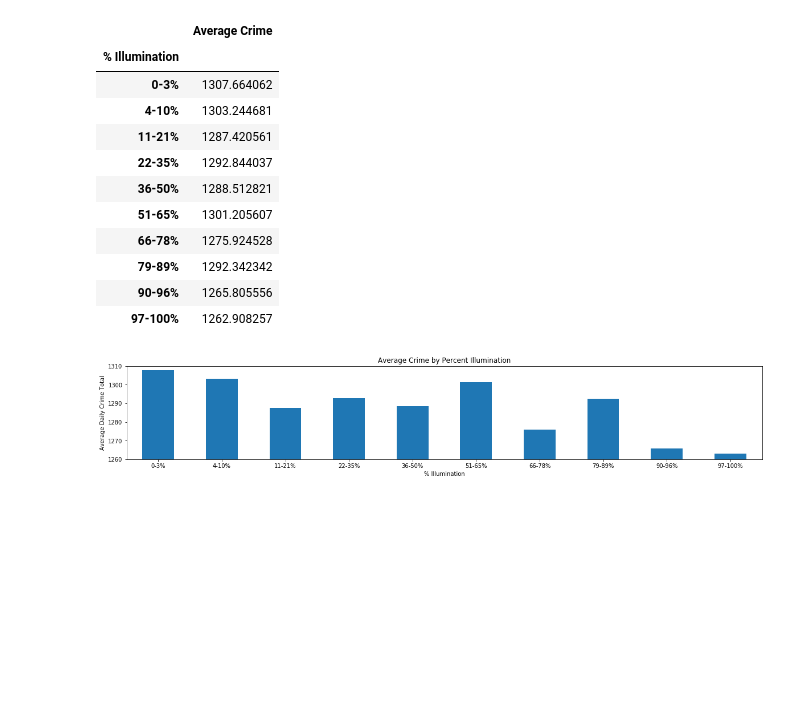
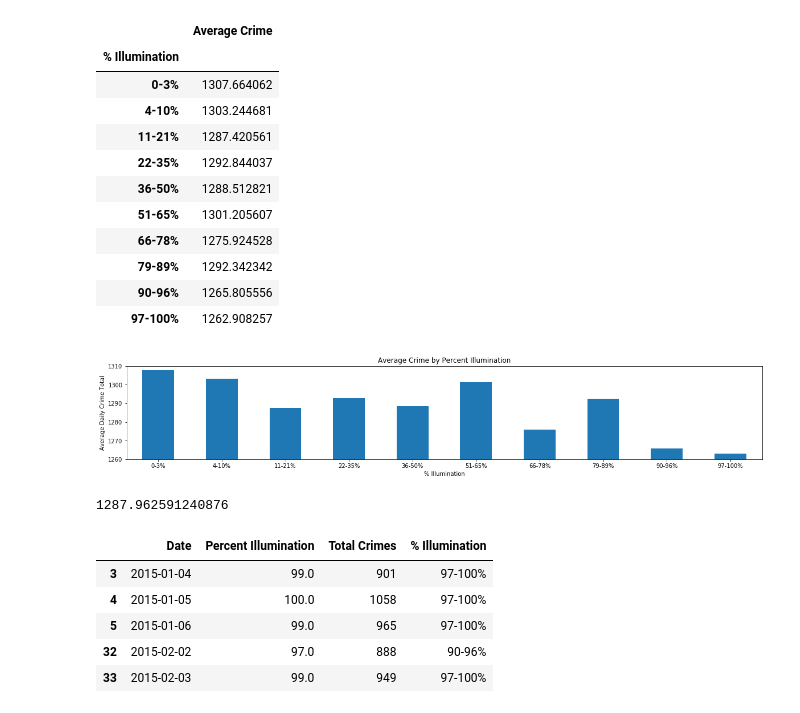
Before and after one commit to knwright/ProgressBar, a Jupyter notebook: JustinWorksheet.ipynb, the cells around one changed output. Cells and saved outputs as stored; diff of their text form; code cells hidden in the pictures; blank space fills up the shorter version.

```diff
--- a/JustinWorksheet.ipynb
+++ b/JustinWorksheet.ipynb
@@ -133,3 +135,24 @@ plt.savefig("nyc_avgcrime_percillum.png")
 plt.show()
 # %% [output]
 [figure]
+# %%
+# Calculate average crime
+nyc_avg_crime = nyc_date_list6['Total Crimes'].mean()
+
+# Display average crime rate
+print(nyc_avg_crime)
+# %% [output]
+1287.962591240876
+# %%
+# Sort the total crimes by day by full moon days only
+nyc_full_moon = nyc_date_list6.loc[nyc_date_list6['Percent Illumination'] >= 97.0, :]
+
+# Display dataframe
+nyc_full_moon.head()
+# %% [output]
+|  | Date | Percent Illumination | Total Crimes | % Illumination |
+| 3 | 2015-01-04 | 99.0 | 901 | 97-100% |
+| 4 | 2015-01-05 | 100.0 | 1058 | 97-100% |
+| 5 | 2015-01-06 | 99.0 | 965 | 97-100% |
+| 32 | 2015-02-02 | 97.0 | 888 | 90-96% |
+| 33 | 2015-02-03 | 99.0 | 949 | 97-100% |
```
Also changed, not shown: parts of 10 cells of this notebook, 3 other files.
